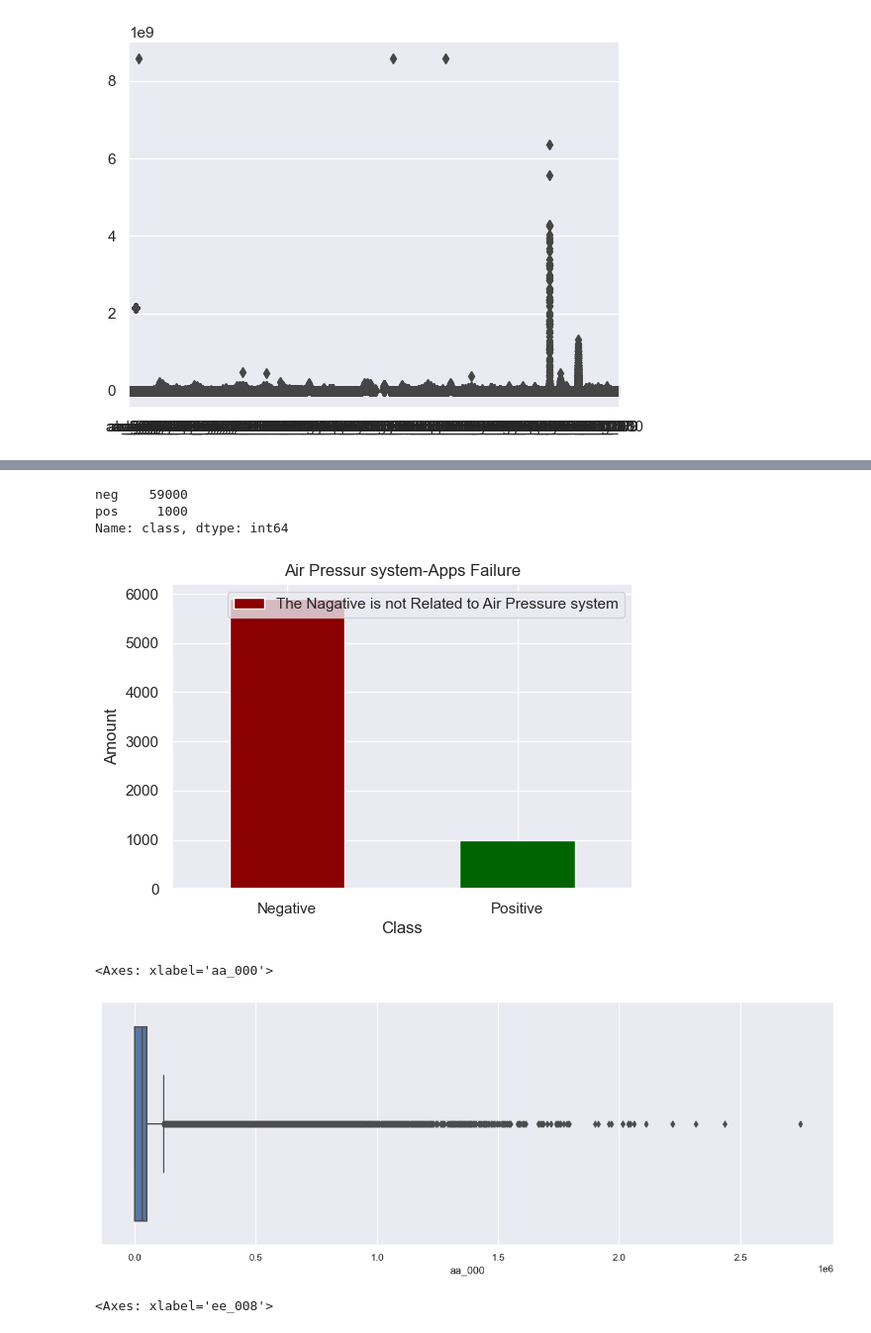
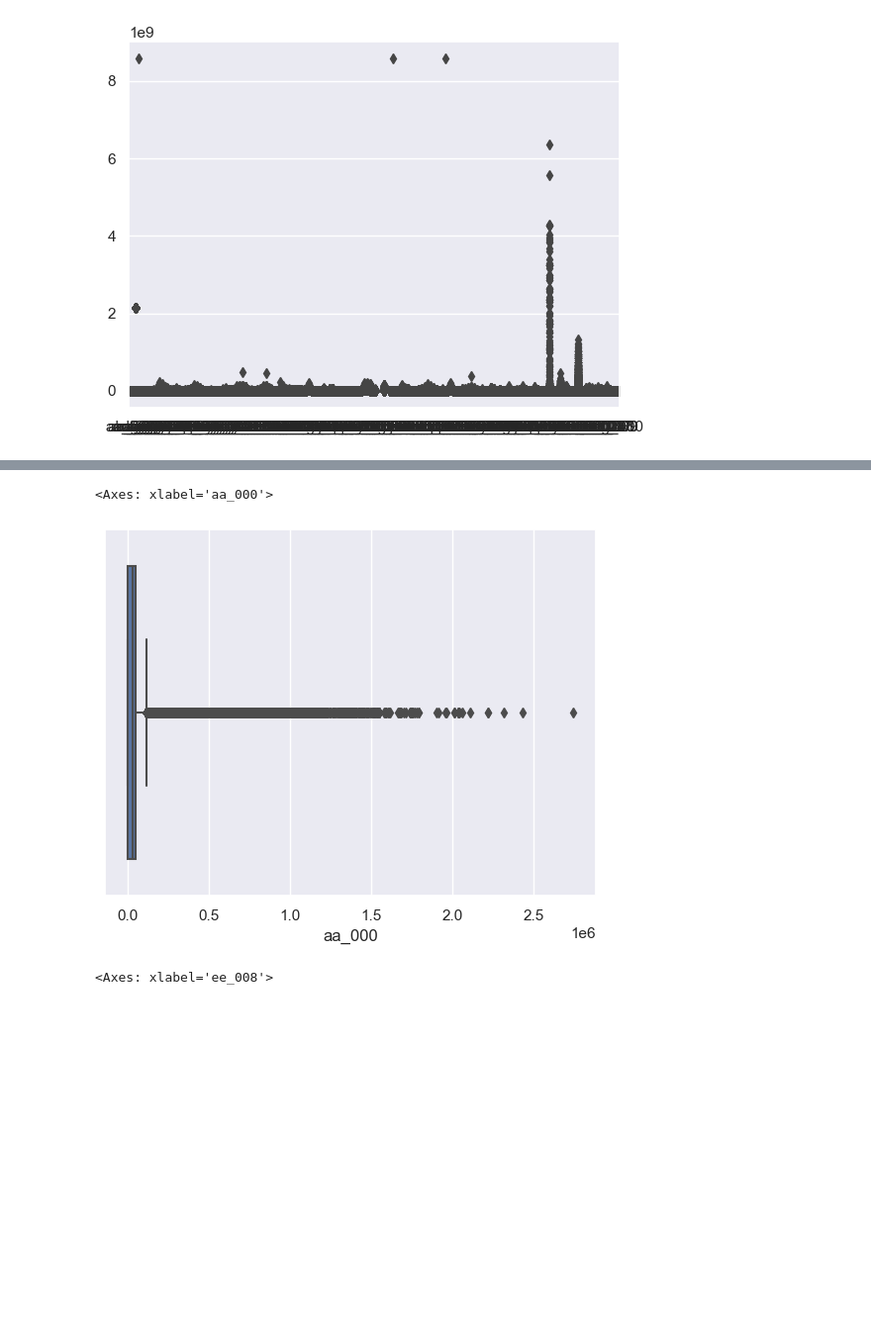
Before and after one commit to sba23416/SBA23416-Data_PreP_CA1, a Jupyter notebook: HodanMohamedAbdi_DataPrepHDip_CA1.ipynb, the cells around one changed output, grey strips where cells are left out. Shown at 99% size. Cells and saved outputs as stored; diff of their text form; code cells hidden in the pictures; blank space fills up the shorter version.

```diff
--- a/HodanMohamedAbdi_DataPrepHDip_CA1.ipynb
+++ b/HodanMohamedAbdi_DataPrepHDip_CA1.ipynb
@@ -297,25 +253,6 @@ aps_failure_df.head(100)
-# %%
-aps_failure_df['class'].value_counts()
-# %% [output]
-neg    59000
-pos     1000
-Name: class, dtype: int64
-# %%
-class_counts = pd.Series([5900, 1000], index=['Negative', 'Positive'])
-plt.figure(figsize=(6, 4))
-class_counts.plot(kind= 'bar', color=['DarkRed', 'darkgreen'])
-plt.xlabel('Class')
-plt.ylabel('Amount')
-plt.title('Air Pressur system-Apps Failure')
-plt.xticks(range(len(class_count.index)), ['Negative', 'Positive'], rotation=0)
-plt.legend(['The Nagative is not Related to Air Pressure system'])
-plt.show()
-# %% [output]
-[figure, removed]
 # %%
-plt.figure(figsize=(15,5))
 sns.boxplot(x=aps_failure_df["aa_000"])
 # %% [output]
 <Axes: xlabel='aa_000'>
-[figure, old version]
+[figure, new version]
 # %%
```
Also changed, not shown: parts of 26 cells of this notebook.
